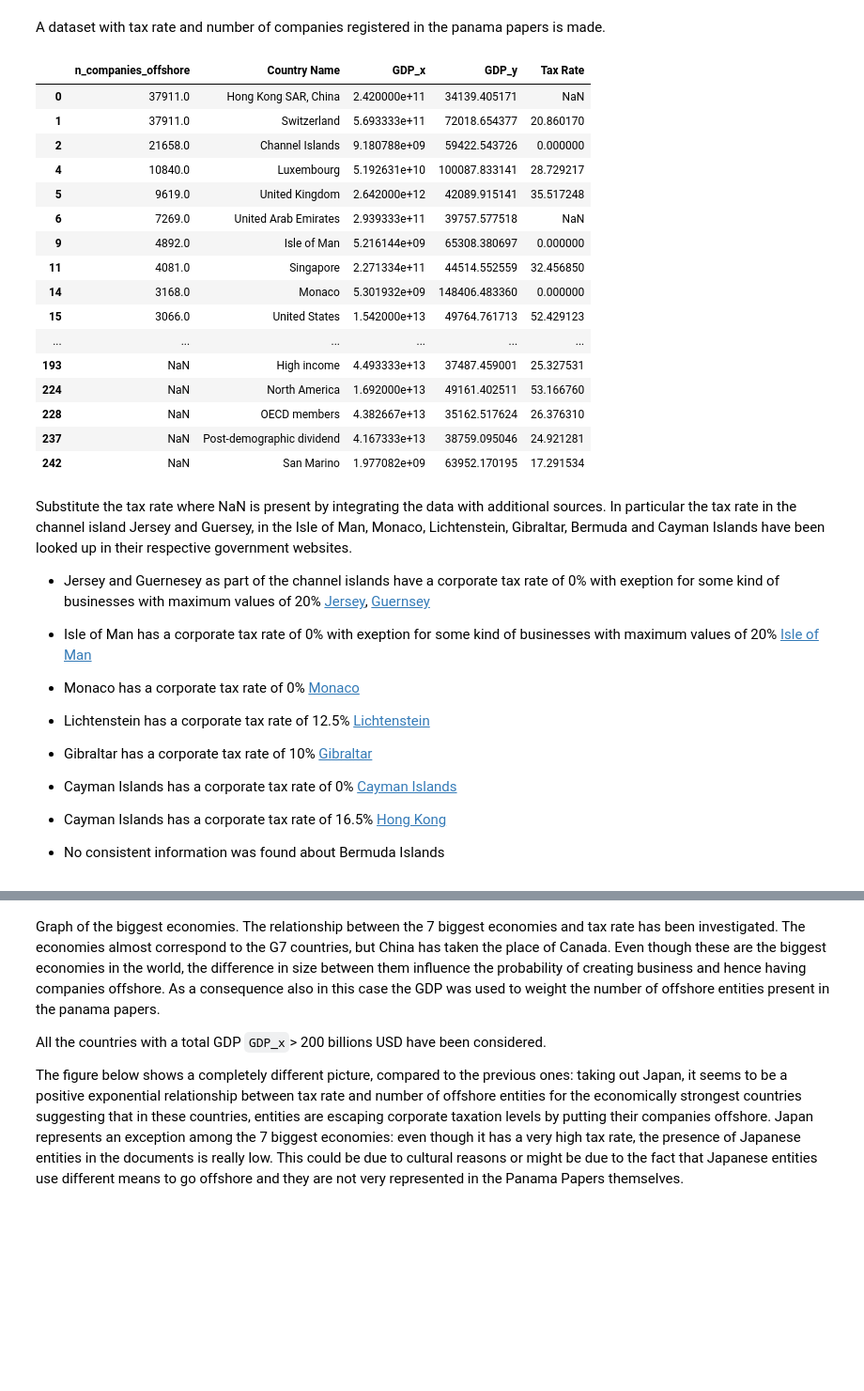
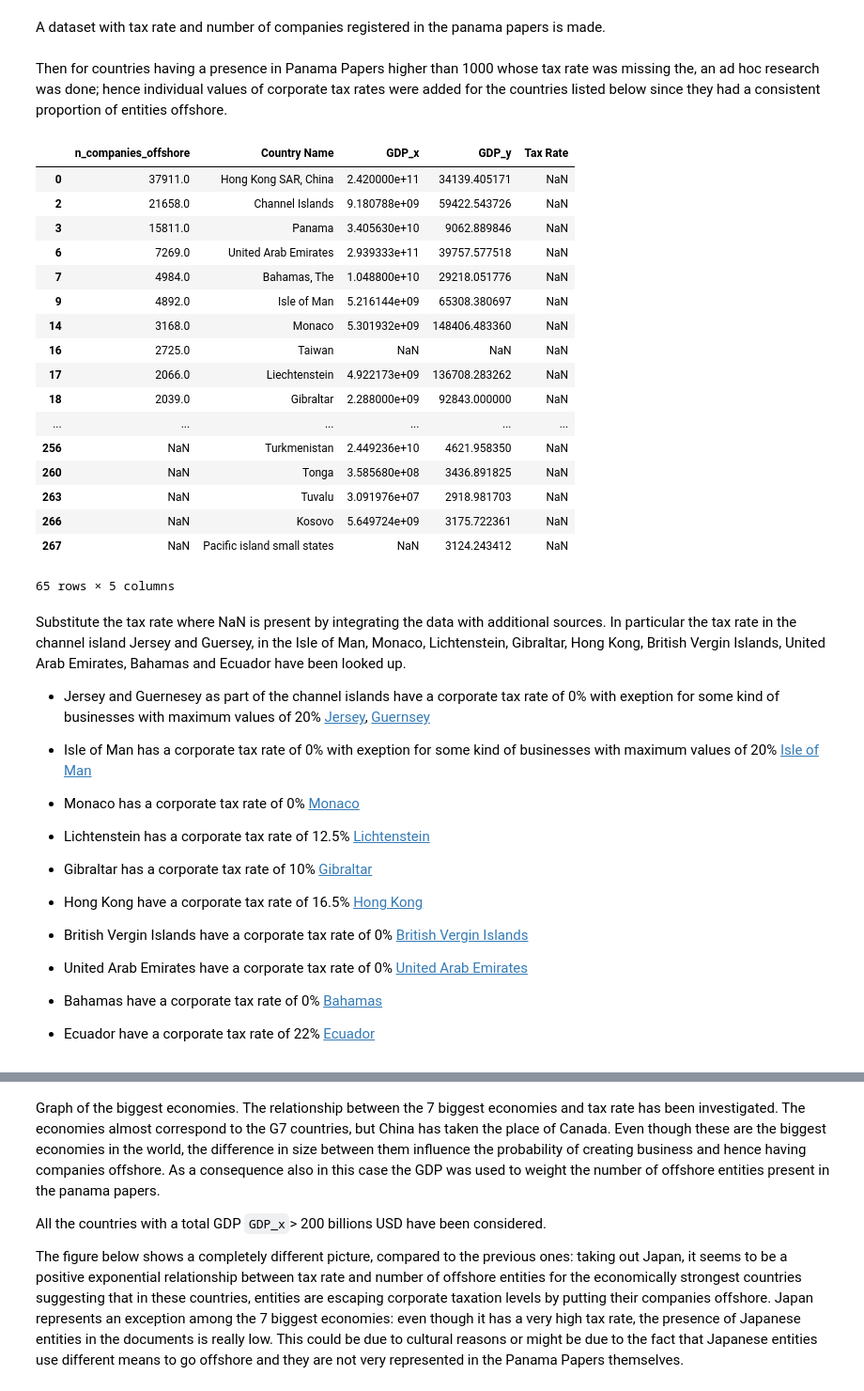
Before and after one commit to eddieshengyuwang/project_ada_akbar, a Jupyter notebook: work_in_progress/Gianluca.ipynb, the cells around one changed output, grey strips where cells are left out. Shown at 94% size. Cells and saved outputs as stored; diff of their text form; code cells hidden in the pictures; blank space fills up the shorter version.

```diff
--- a/work_in_progress/Gianluca.ipynb
+++ b/work_in_progress/Gianluca.ipynb
@@ -224,28 +228,31 @@ df_countries_tax.head()
 A dataset with tax rate and number of companies registered in the panama papers is made.
 # %%
 country_count_tax_rate=country_count_gdp.merge(df_countries_tax, how='outer',left_on='Country Name', right_on='Country Name')
-# %%
-country_count_tax_rate[country_count_tax_rate['GDP_y']>30000]
-# %% [output]
-|  | n_companies_offshore | Country Name | GDP_x | GDP_y | Tax Rate |
-| 0 | 37911.0 | Hong Kong SAR, China | 2.420000e+11 | 34139.405171 | NaN |
-| 1 | 37911.0 | Switzerland | 5.693333e+11 | 72018.654377 | 20.860170 |
-| 2 | 21658.0 | Channel Islands | 9.180788e+09 | 59422.543726 | 0.000000 |
-| 4 | 10840.0 | Luxembourg | 5.192631e+10 | 100087.833141 | 28.729217 |
-| 5 | 9619.0 | United Kingdom | 2.642000e+12 | 42089.915141 | 35.517248 |
-| 6 | 7269.0 | United Arab Emirates | 2.939333e+11 | 39757.577518 | NaN |
-| 9 | 4892.0 | Isle of Man | 5.216144e+09 | 65308.380697 | 0.000000 |
-| 11 | 4081.0 | Singapore | 2.271334e+11 | 44514.552559 | 32.456850 |
-| 14 | 3168.0 | Monaco | 5.301932e+09 | 148406.483360 | 0.000000 |
-| 15 | 3066.0 | United States | 1.542000e+13 | 49764.761713 | 52.429123 |
-| ... | ... | ... | ... | ... | ... |
-| 193 | NaN | High income | 4.493333e+13 | 37487.459001 | 25.327531 |
-| 224 | NaN | North America | 1.692000e+13 | 49161.402511 | 53.166760 |
-| 228 | NaN | OECD members | 4.382667e+13 | 35162.517624 | 26.376310 |
-| 237 | NaN | Post-demographic dividend | 4.167333e+13 | 38759.095046 | 24.921281 |
-| 242 | NaN | San Marino | 1.977082e+09 | 63952.170195 | 17.291534 |
+# %% [markdown]
+Then for countries having a presence in Panama Papers higher than 1000 whose tax rate was missing the, an ad hoc research was done; hence individual values of corporate tax rates were added for the countries listed below since they had a consistent proportion of entities offshore.
+# %%
+country_count_tax_rate[country_count_tax_rate['Tax Rate'].isna()]
+# %% [output]
+|  | n_companies_offshore | Country Name | GDP_x | GDP_y | Tax Rate |
+| 0 | 37911.0 | Hong Kong SAR, China | 2.420000e+11 | 34139.405171 | NaN |
+| 2 | 21658.0 | Channel Islands | 9.180788e+09 | 59422.543726 | NaN |
+| 3 | 15811.0 | Panama | 3.405630e+10 | 9062.889846 | NaN |
+| 6 | 7269.0 | United Arab Emirates | 2.939333e+11 | 39757.577518 | NaN |
+| 7 | 4984.0 | Bahamas, The | 1.048800e+10 | 29218.051776 | NaN |
+| 9 | 4892.0 | Isle of Man | 5.216144e+09 | 65308.380697 | NaN |
+| 14 | 3168.0 | Monaco | 5.301932e+09 | 148406.483360 | NaN |
+| 16 | 2725.0 | Taiwan | NaN | NaN | NaN |
+| 17 | 2066.0 | Liechtenstein | 4.922173e+09 | 136708.283262 | NaN |
+| 18 | 2039.0 | Gibraltar | 2.288000e+09 | 92843.000000 | NaN |
+| ... | ... | ... | ... | ... | ... |
+| 256 | NaN | Turkmenistan | 2.449236e+10 | 4621.958350 | NaN |
+| 260 | NaN | Tonga | 3.585680e+08 | 3436.891825 | NaN |
+| 263 | NaN | Tuvalu | 3.091976e+07 | 2918.981703 | NaN |
+| 266 | NaN | Kosovo | 5.649724e+09 | 3175.722361 | NaN |
+| 267 | NaN | Pacific island small states | NaN | 3124.243412 | NaN |
+65 rows × 5 columns
 # %% [markdown]
-Substitute the tax rate where NaN is present by integrating the data with additional sources. In particular the tax rate in the channel island Jersey and Guersey, in the Isle of Man, Monaco, Lichtenstein, Gibraltar, Bermuda and Cayman Islands have been looked up in their respective government websites.
+Substitute the tax rate where NaN is present by integrating the data with additional sources. In particular the tax rate in the channel island Jersey and Guersey, in the Isle of Man, Monaco, Lichtenstein, Gibraltar, Hong Kong, British Vergin Islands, United Arab Emirates, Bahamas and Ecuador have been looked up.
 
 - Jersey and Guernesey as part of the channel islands have a corporate tax rate of 0% with exeption for some kind of businesses with maximum values of 20% [Jersey](https://www.gov.je/LifeEvents/MovingToJersey/pages/tax.aspx), [Guernsey](https://www.gov.gg/article/120167/Tax-for-businesses-companies-and-employers)
 
@@ -257,11 +264,15 @@ Substitute the tax rate where NaN is present by integrating the data with additi
 
 - Gibraltar has a corporate tax rate of 10% [Gibraltar](https://www.ey.com/Publication/vwLUAssets/ey-gibraltar-tax-facts-2017-18/$FILE/ey-gibraltar-tax-facts-2017-18.pdf)
 
-- Cayman Islands has a corporate tax rate of 0% [Cayman Islands](https://www.investopedia.com/ask/answers/100215/why-cayman-islands-considered-tax-haven.asp)
+- Hong Kong have a corporate tax rate of 16.5% [Hong Kong](https://tradingeconomics.com/hong-kong/corporate-tax-rate)
 
-- Cayman Islands has a corporate tax rate of 16.5% [Hong Kong](https://tradingeconomics.com/hong-kong/corporate-tax-rate)
+- British Vergin Islands have a corporate tax rate of 0% [British Vergin Islands](https://www2.deloitte.com/content/dam/Deloitte/global/Documents/Tax/dttl-tax-britishvirginislandshighlights-2018.pdf?nc=1)
 
-- No consistent information was found about Bermuda Islands
+- United Arab Emirates have a corporate tax rate of 0% [United Arab Emirates](https://en.portal.santandertrade.com/establish-overseas/united-arab-emirates/tax-system)
+
+- Bahamas have a corporate tax rate of 0% [Bahamas](https://tradingeconomics.com/bahamas/personal-income-tax-rate)
+
+- Ecuador have a corporate tax rate of 22% [Ecuador](https://tradingeconomics.com/ecuador/corporate-tax-rate)
 # %%
 country_count_tax_rate['Tax Rate'][country_count_tax_rate['Country Name']=='Channel Islands']=0
 country_count_tax_rate['Tax Rate'][country_count_tax_rate['Country Name']=='Isle of Man']=0
```
Also changed, not shown: parts of 62 cells of this notebook, 1 other file.
